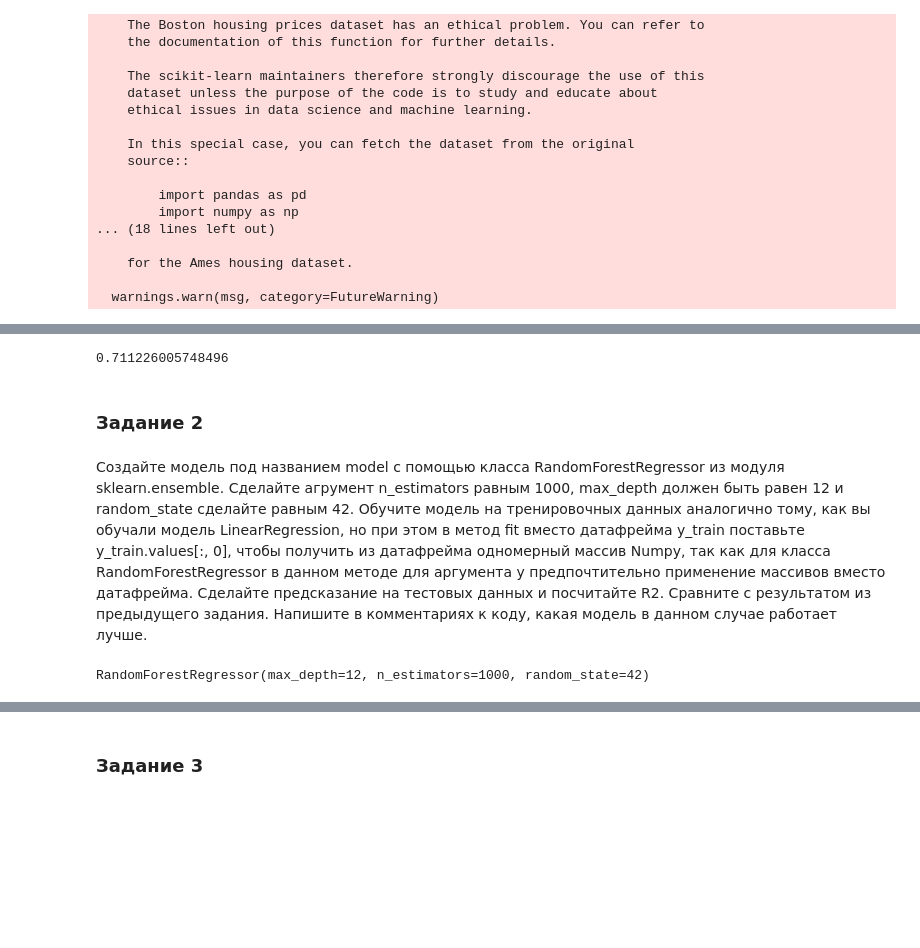
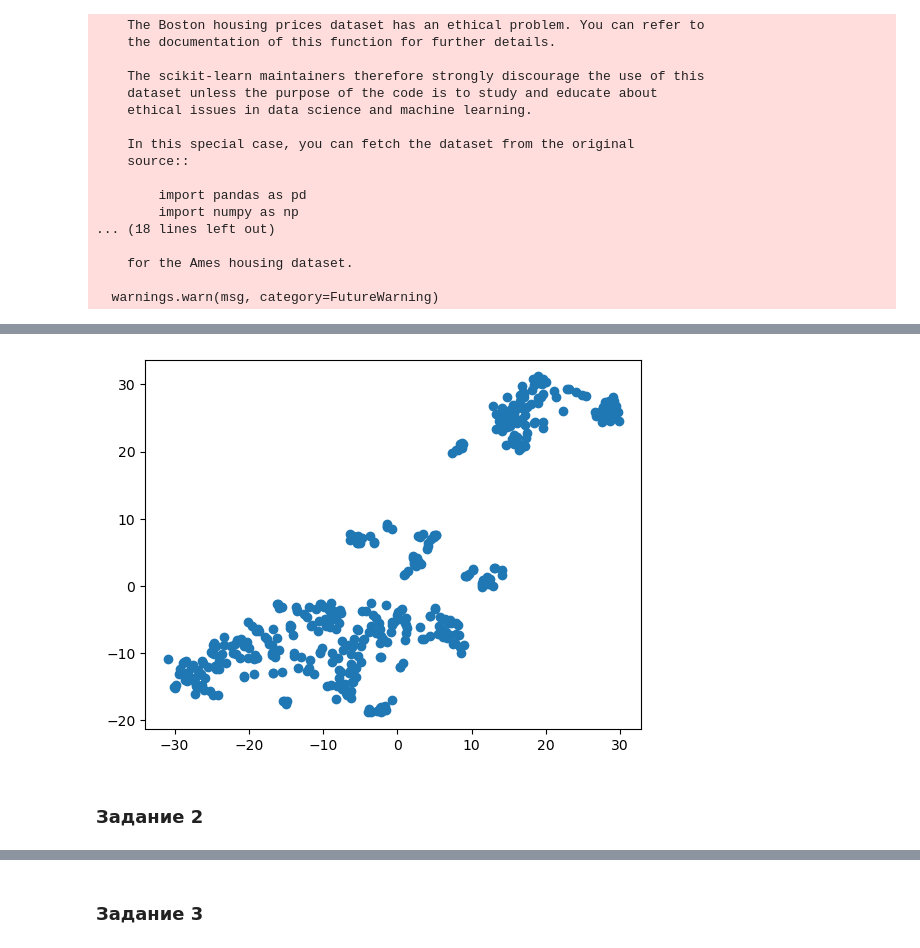
Before and after one commit to NaceXD/Biblioteki, a Jupyter notebook: Dz.ipynb, the cells around one changed output, grey strips where cells are left out. Drawn from its saved outputs; the diff is of its cells as text; code cells hidden in the pictures; blank space fills up the shorter version.

Commit message:
Домашняя работа

```diff
--- a/Dz.ipynb
+++ b/Dz.ipynb
@@ -106,2 +54,0 @@ from sklearn.model_selection import train_test_split
-# %%
-X_train, X_test, Y_train, Y_test = train_test_split(X, Y, test_size = 0.3, random_state= 42)
@@ -112,2 +54,0 @@ lr = LinearRegression()
-# %%
-lr.fit(X_train, Y_train)
@@ -148,16 +55,16 @@ r2 = r2_score(Y_test, Y_pred)
-# %%
-r2
-# %% [output]
-0.711226005748496
+# %%
+from sklearn.preprocessing import StandardScaler
+scaler = StandardScaler()
+X_train_scaled = pd.DataFrame(scaler.fit_transform(X_train), columns=X_train.columns)
+X_test_scaled = pd.DataFrame(scaler.transform(X_test), columns=X_test.columns)
+# %%
+from sklearn.manifold import TSNE
+tsne = TSNE(n_components=2, learning_rate=250, random_state=42)
+X_train_tsne = tsne.fit_transform(X_train_scaled)
+# %%
+plt.scatter(X_train_tsne[:, 0], X_train_tsne[:, 1])
+plt.show()
+# %% [output]
+[figure, added]
 # %% [markdown]
 ### Задание 2
-# %% [markdown]
-Создайте модель под названием model с помощью класса RandomForestRegressor из модуля sklearn.ensemble.
-Сделайте агрумент n_estimators равным 1000,
-max_depth должен быть равен 12 и random_state сделайте равным 42.
-Обучите модель на тренировочных данных аналогично тому, как вы обучали модель LinearRegression,
-но при этом в метод fit вместо датафрейма y_train поставьте y_train.values[:, 0],
-чтобы получить из датафрейма одномерный массив Numpy,
-так как для класса RandomForestRegressor в данном методе для аргумента y предпочтительно применение массивов вместо датафрейма.
-Сделайте предсказание на тестовых данных и посчитайте R2. Сравните с результатом из предыдущего задания.
-Напишите в комментариях к коду, какая модель в данном случае работает лучше.
@@ -168,4 +70,0 @@ model = RandomForestRegressor(n_estimators=1000, max_depth=12, random_state=42)
-# %%
-model.fit(X_train, Y_train.values[:, 0])
-# %% [output]
-RandomForestRegressor(max_depth=12, n_estimators=1000, random_state=42)
```
Also changed, not shown: parts of 109 cells of this notebook.
